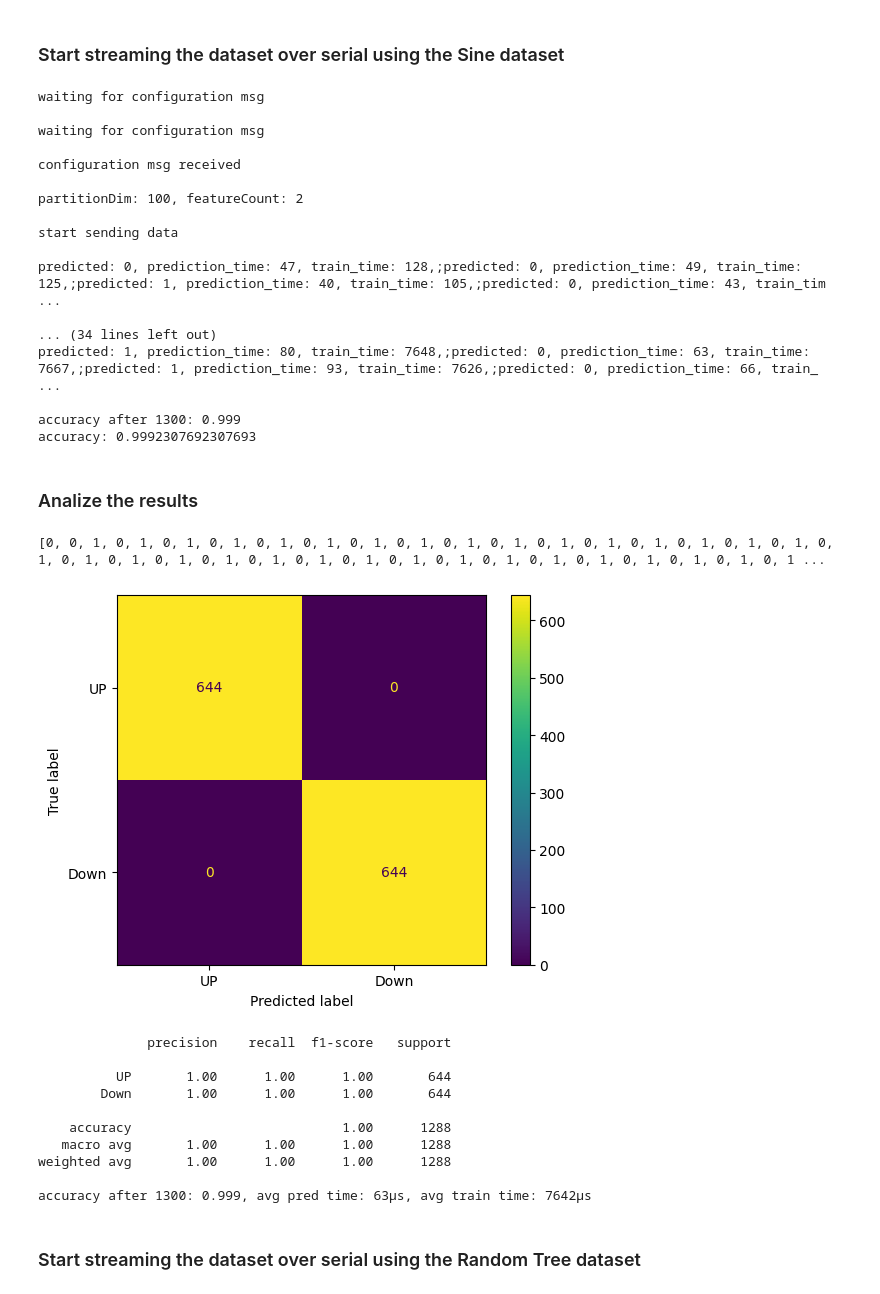
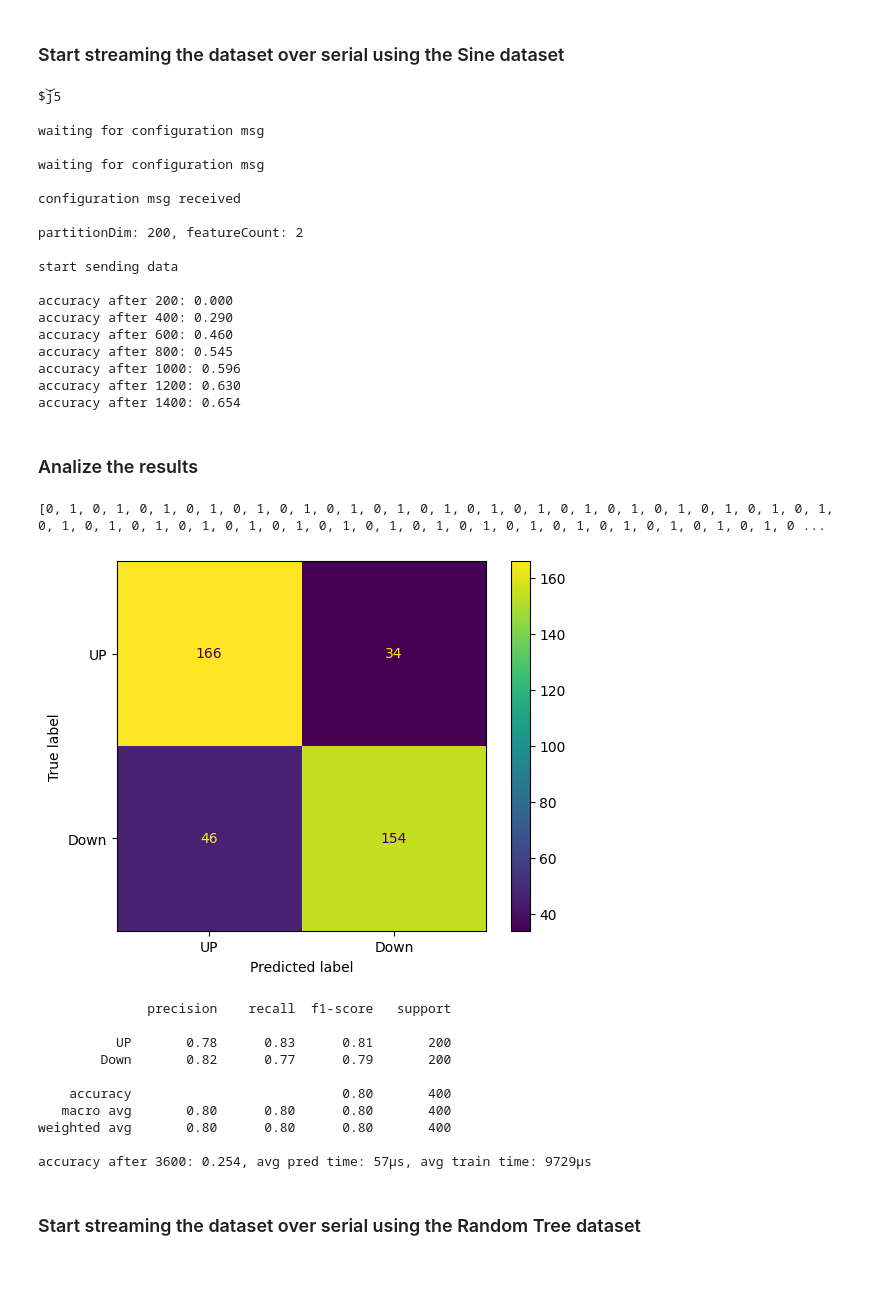
Before and after one commit to FlavioRenzi/EmbeddedSML, a Jupyter notebook: Streamer/streamer.ipynb, the cells around one changed output. Saved outputs shown, nothing was run; the diff lists cells and outputs as text; code cells hidden in the pictures.

```diff
--- a/Streamer/streamer.ipynb
+++ b/Streamer/streamer.ipynb
@@ -112,7 +112,7 @@ def stringBuilderSine(instance):
 serialPort = serial.Serial(port="COM12", baudrate=500000, bytesize=8, timeout= None, rtscts=False)
 
 # Configuration
-step = 100
+step = 200
 featureCount = 2
 config = 'partitionDim: ' + str(step) +',featureCount: ' + str(featureCount) +','
 
@@ -131,7 +131,7 @@ predTime = []
 trainTime = []
 counter = 0
 try:
-    for partition in range(0, 1300, step):
+    for partition in range(0, 13000, step):
         data = ""
         for instance in dataset.take(step):
             y_true.append(instance[1])
@@ -140,7 +140,7 @@ try:
         serialPort.write(data.encode())
 
         res = serialPort.readline().decode()
-        print(res)
+        #print(res)
         samples = res.split(';')
         for x in range(0,len(samples)-1):
             sample = samples[x]
@@ -167,61 +167,63 @@ except:
 finally:
     serial.Serial.close(serialPort)
 # %% [output]
+$j͝5
+
 waiting for configuration msg
 
 waiting for configuration msg
 
 configuration msg received
 
-partitionDim: 100, featureCount: 2
+partitionDim: 200, featureCount: 2
 
 start sending data
 
-predicted: 0, prediction_time: 47, train_time: 128,;predicted: 0, prediction_time: 49, train_time: 125,;predicted: 1, prediction_time: 40, train_time: 105,;predicted: 0, prediction_time: 43, train_tim ...
-
-... (34 lines left out)
-predicted: 1, prediction_time: 80, train_time: 7648,;predicted: 0, prediction_time: 63, train_time: 7667,;predicted: 1, prediction_time: 93, train_time: 7626,;predicted: 0, prediction_time: 66, train_ ...
-
-accuracy after 1300: 0.999
-accuracy: 0.9992307692307693
+accuracy after 200: 0.000
+accuracy after 400: 0.290
+accuracy after 600: 0.460
+accuracy after 800: 0.545
+accuracy after 1000: 0.596
+accuracy after 1200: 0.630
+accuracy after 1400: 0.654
 # %% [markdown]
 ### Analize the results
 # %%
 from sklearn.metrics import confusion_matrix
 import matplotlib.pyplot as plt
 from sklearn import metrics
 
-start = 12
-end = len(predictions)
+start = 800
+end = 1200#len(predictions)
 
 yy_true = y_true[start:end]
 y_pred = predictions[start:end]
 #print(df['class'].values.tolist()[start:end])
 #print(yy_true)
 print(predictions)
 confusion_matrix = confusion_matrix(yy_true, y_pred)
 
 cm_display = metrics.ConfusionMatrixDisplay(confusion_matrix = confusion_matrix, display_labels = ['UP', 'Down'])
 
 cm_display.plot()
 plt.show()
 print(metrics.classification_report(yy_true, y_pred, target_names = ['UP', 'Down']))
 print('accuracy after '+ str(partition+step) + ': '+ "{:.3f}".format(counter/(partition+step)), end='')
 print(', avg pred time: ' + str(int(sum(predTime)/len(predTime))) + 'μs, avg train time: ' + str(int(sum(trainTime)/len(trainTime))) + 'μs')
 print()
 # %% [output]
-[0, 0, 1, 0, 1, 0, 1, 0, 1, 0, 1, 0, 1, 0, 1, 0, 1, 0, 1, 0, 1, 0, 1, 0, 1, 0, 1, 0, 1, 0, 1, 0, 1, 0, 1, 0, 1, 0, 1, 0, 1, 0, 1, 0, 1, 0, 1, 0, 1, 0, 1, 0, 1, 0, 1, 0, 1, 0, 1, 0, 1, 0, 1, 0, 1, 0, 1 ...
+[0, 1, 0, 1, 0, 1, 0, 1, 0, 1, 0, 1, 0, 1, 0, 1, 0, 1, 0, 1, 0, 1, 0, 1, 0, 1, 0, 1, 0, 1, 0, 1, 0, 1, 0, 1, 0, 1, 0, 1, 0, 1, 0, 1, 0, 1, 0, 1, 0, 1, 0, 1, 0, 1, 0, 1, 0, 1, 0, 1, 0, 1, 0, 1, 0, 1, 0 ...
-[figure, old version]
+[figure, new version]
               precision    recall  f1-score   support
 
-          UP       1.00      1.00      1.00       644
-        Down       1.00      1.00      1.00       644
+          UP       0.78      0.83      0.81       200
+        Down       0.82      0.77      0.79       200
 
-    accuracy                           1.00      1288
-   macro avg       1.00      1.00      1.00      1288
-weighted avg       1.00      1.00      1.00      1288
+    accuracy                           0.80       400
+   macro avg       0.80      0.80      0.80       400
+weighted avg       0.80      0.80      0.80       400
 
-accuracy after 1300: 0.999, avg pred time: 63μs, avg train time: 7642μs
+accuracy after 3600: 0.254, avg pred time: 57μs, avg train time: 9729μs
 # %% [markdown]
 ### Start streaming the dataset over serial using the Random Tree dataset
 # %%
```
Also changed, not shown: parts of 2 cells of this notebook, 3 other files.
